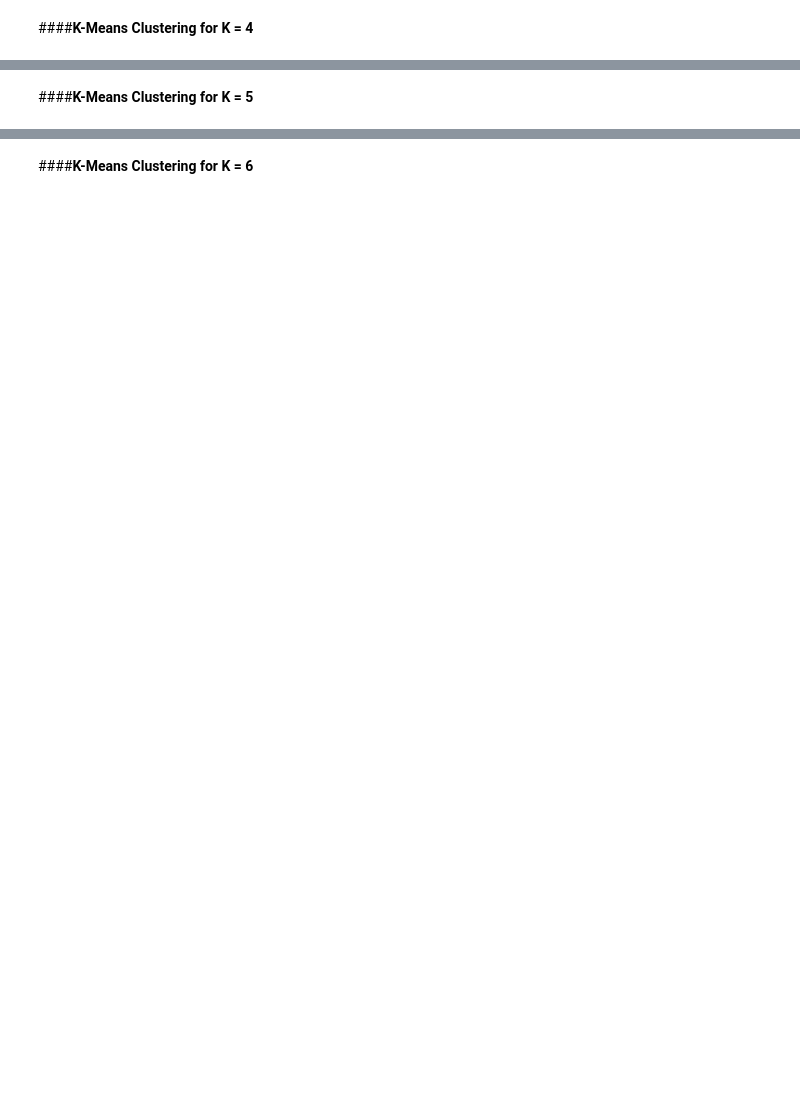
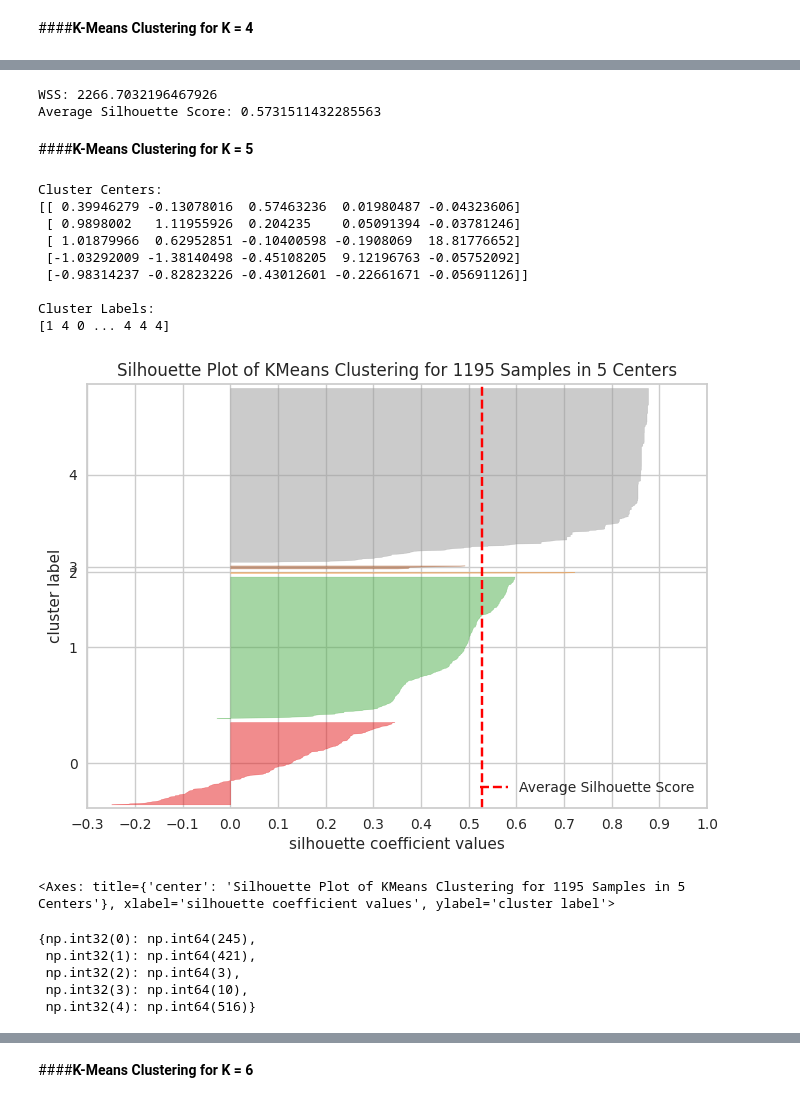
Before and after one commit to Falhebshi/Data-Mining, a Jupyter notebook: Phase3.ipynb, the cells around one changed output, grey strips where cells are left out. Drawn from its saved outputs; the diff is of its cells as text; code cells hidden in the pictures; blank space fills up the shorter version.

```diff
--- a/Phase3.ipynb
+++ b/Phase3.ipynb
@@ -1268,7 +1343,7 @@ from sklearn.metrics import silhouette_score
 import pandas as pd
 
 
-kmeans = KMeans(n_clusters=4, random_state=4500, n_init=10)
+kmeans = KMeans(n_clusters=4, random_state=4500, n_init='auto')
 kmeans.fit(df_scaled)
 labels = kmeans.labels_
 
@@ -1281,6 +1356,9 @@ silhouette_avg = silhouette_score(df_scaled, labels)
 # Print the evaluation metrics
 print("WSS:", wss)
 print("Average Silhouette Score:", silhouette_avg)
+# %% [output]
+WSS: 2266.7032196467926
+Average Silhouette Score: 0.5731511432285563
 # %%
 #pca
 # %% [markdown]
@@ -1288,21 +1366,43 @@ print("Average Silhouette Score:", silhouette_avg)
 # %%
 import numpy as np
 from sklearn.cluster import KMeans
 import matplotlib.pyplot as plt
 from yellowbrick.cluster import SilhouetteVisualizer
 
 np.random.seed(4500)
 
-kmeans = KMeans(n_clusters=5, random_state=4500, n_init=10)
+kmeans = KMeans(n_clusters=5, random_state=4500, n_init='auto')
 kmeans_result = kmeans.fit(df_scaled)
 
 
 print("Cluster Centers:")
 print(kmeans_result.cluster_centers_)
 print("\nCluster Labels:")
 print(kmeans_result.labels_)
 
 visualizer = SilhouetteVisualizer(kmeans, color='yellowbrick')
 
 visualizer.fit(df_scaled)
 visualizer.show()
+# %% [output]
+Cluster Centers:
+[[ 0.39946279 -0.13078016  0.57463236  0.01980487 -0.04323606]
+ [ 0.9898002   1.11955926  0.204235    0.05091394 -0.03781246]
+ [ 1.01879966  0.62952851 -0.10400598 -0.1908069  18.81776652]
+ [-1.03292009 -1.38140498 -0.45108205  9.12196763 -0.05752092]
+ [-0.98314237 -0.82823226 -0.43012601 -0.22661671 -0.05691126]]
+
+Cluster Labels:
+[1 4 0 ... 4 4 4]
+[figure, added]
+<Axes: title={'center': 'Silhouette Plot of KMeans Clustering for 1195 Samples in 5 Centers'}, xlabel='silhouette coefficient values', ylabel='cluster label'>
+# %%
+import numpy as np
+unique, counts = np.unique(kmeans.labels_, return_counts=True)
+dict(zip(unique, counts))
+# %% [output]
+{np.int32(0): np.int64(245),
+ np.int32(1): np.int64(421),
+ np.int32(2): np.int64(3),
+ np.int32(3): np.int64(10),
+ np.int32(4): np.int64(516)}
```
Also changed, not shown: parts of 28 cells of this notebook.
